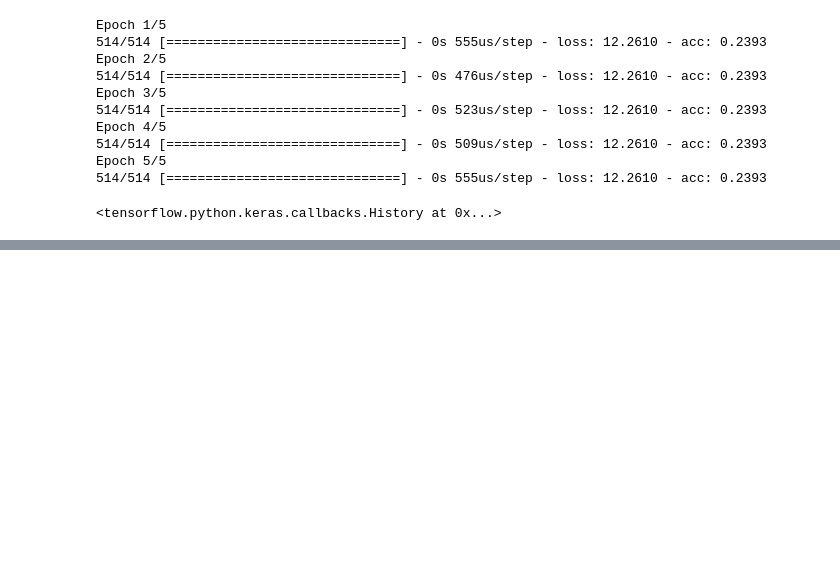
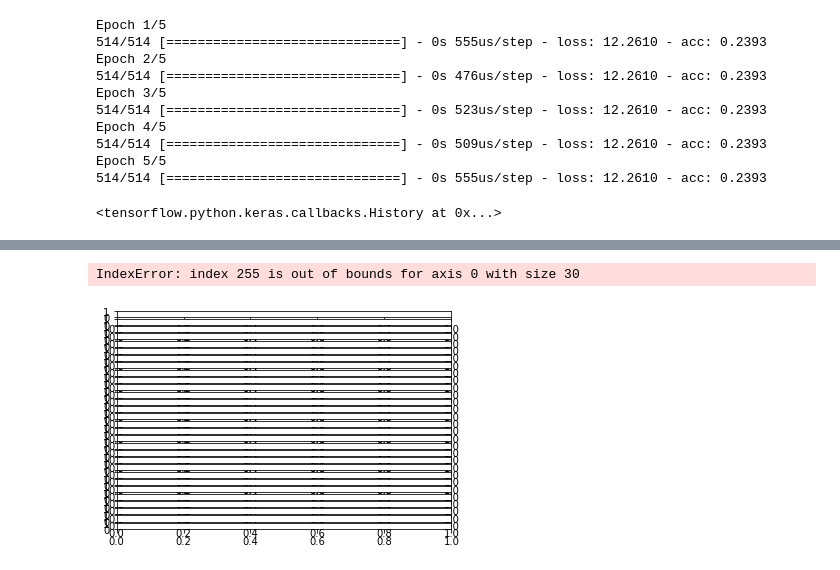
Before and after one commit to matthewgiem/chinese_characters, a Jupyter notebook: Untitled1.ipynb, the cells around one changed output, grey strips where cells are left out. Saved outputs shown, nothing was run; the diff lists cells and outputs as text; code cells hidden in the pictures; blank space fills up the shorter version.

```diff
--- a/Untitled1.ipynb
+++ b/Untitled1.ipynb
@@ -253 +253,28 @@ print(val_loss, val_acc)
 10.745396614074707 0.3333333432674408
+# %%
+Xtrain = tf.keras.utils.normalize(Xtrain, axis=1)
+Xtest = tf.keras.utils.normalize(Xtest, axis=1)
+# %%
+figures = Xtest
+# %%
+def plot_figures(figures, nrows = 1, ncols=1):
+    """Plot a dictionary of figures.
+
+    Parameters
+    ----------
+    figures : <title, figure> dictionary
+    ncols : number of columns of subplots wanted in the display
+    nrows : number of rows of subplots wanted in the figure
+    """
+
+    fig, axeslist = plt.subplots(ncols=ncols, nrows=nrows)
+    for ind,title in enumerate(figures):
+        axeslist.ravel()[ind].imshow(figures[title], cmap=plt.gray())
+        axeslist.ravel()[ind].set_title(title)
+        axeslist.ravel()[ind].set_axis_off()
+    plt.tight_layout() # optional
+# %%
+plot_figures(figures, 30, 1)
+# %% [output]
+IndexError: index 255 is out of bounds for axis 0 with size 30
+[figure, added]
```
Also changed, not shown: parts of 3 cells of this notebook.
